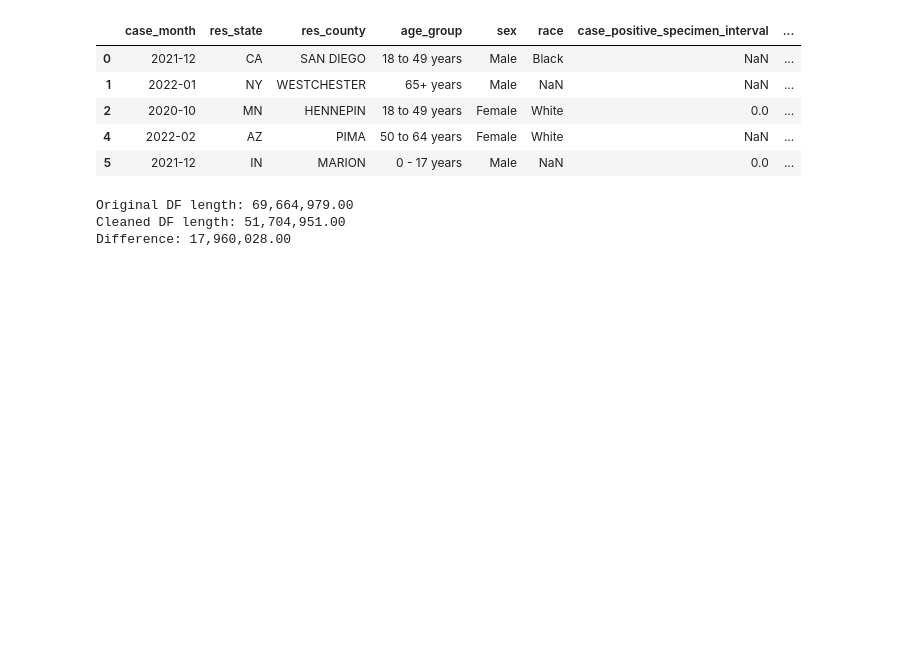
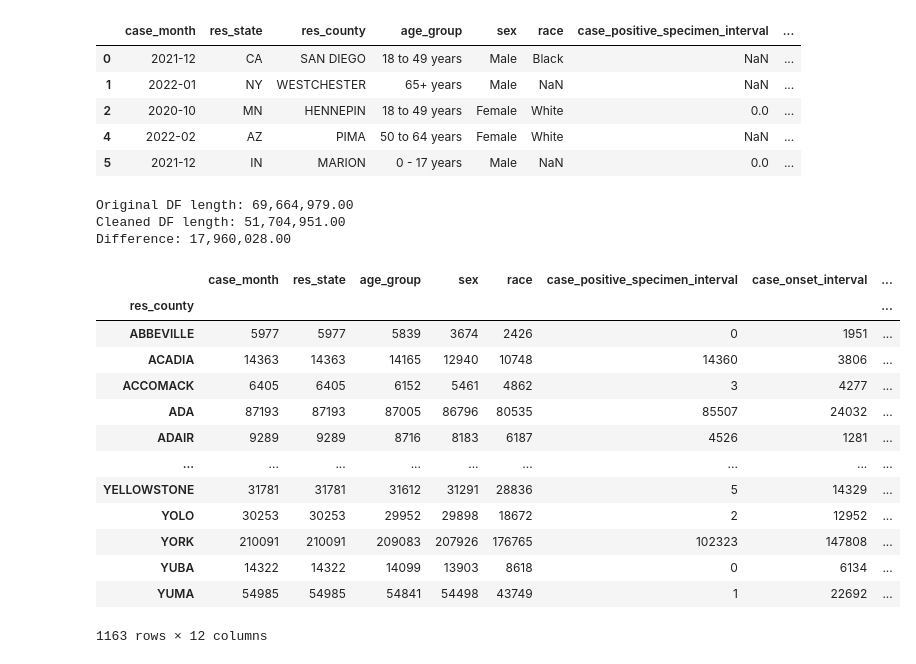
Before and after one commit to lukealibozek/group5_project, a Jupyter notebook: scripts/CDC_data_analyze.ipynb, the cells around one changed output. Saved outputs shown, nothing was run; the diff lists cells and outputs as text; code cells hidden in the pictures; blank space fills up the shorter version.

Commit message:
tested groupby function on CDC data

```diff
--- a/scripts/CDC_data_analyze.ipynb
+++ b/scripts/CDC_data_analyze.ipynb
@@ -426,3 +426,21 @@ print(f'Difference: {df_diff:,.2f}')
 Original DF length: 69,664,979.00
 Cleaned DF length: 51,704,951.00
 Difference: 17,960,028.00
+# %%
+# The following is a test of the groupby function.
+df2.groupby('res_county').count()
+# %% [output]
+|  | case_month | res_state | age_group | sex | race | case_positive_specimen_interval | case_onset_interval | ... |
+| res_county |  |  |  |  |  |  |  | ... |
+| ABBEVILLE | 5977 | 5977 | 5839 | 3674 | 2426 | 0 | 1951 | ... |
+| ACADIA | 14363 | 14363 | 14165 | 12940 | 10748 | 14360 | 3806 | ... |
+| ACCOMACK | 6405 | 6405 | 6152 | 5461 | 4862 | 3 | 4277 | ... |
+| ADA | 87193 | 87193 | 87005 | 86796 | 80535 | 85507 | 24032 | ... |
+| ADAIR | 9289 | 9289 | 8716 | 8183 | 6187 | 4526 | 1281 | ... |
+| ... | ... | ... | ... | ... | ... | ... | ... | ... |
+| YELLOWSTONE | 31781 | 31781 | 31612 | 31291 | 28836 | 5 | 14329 | ... |
+| YOLO | 30253 | 30253 | 29952 | 29898 | 18672 | 2 | 12952 | ... |
+| YORK | 210091 | 210091 | 209083 | 207926 | 176765 | 102323 | 147808 | ... |
+| YUBA | 14322 | 14322 | 14099 | 13903 | 8618 | 0 | 6134 | ... |
+| YUMA | 54985 | 54985 | 54841 | 54498 | 43749 | 1 | 22692 | ... |
+1163 rows × 12 columns
```
Also changed, not shown: parts of 1 cell of this notebook.
